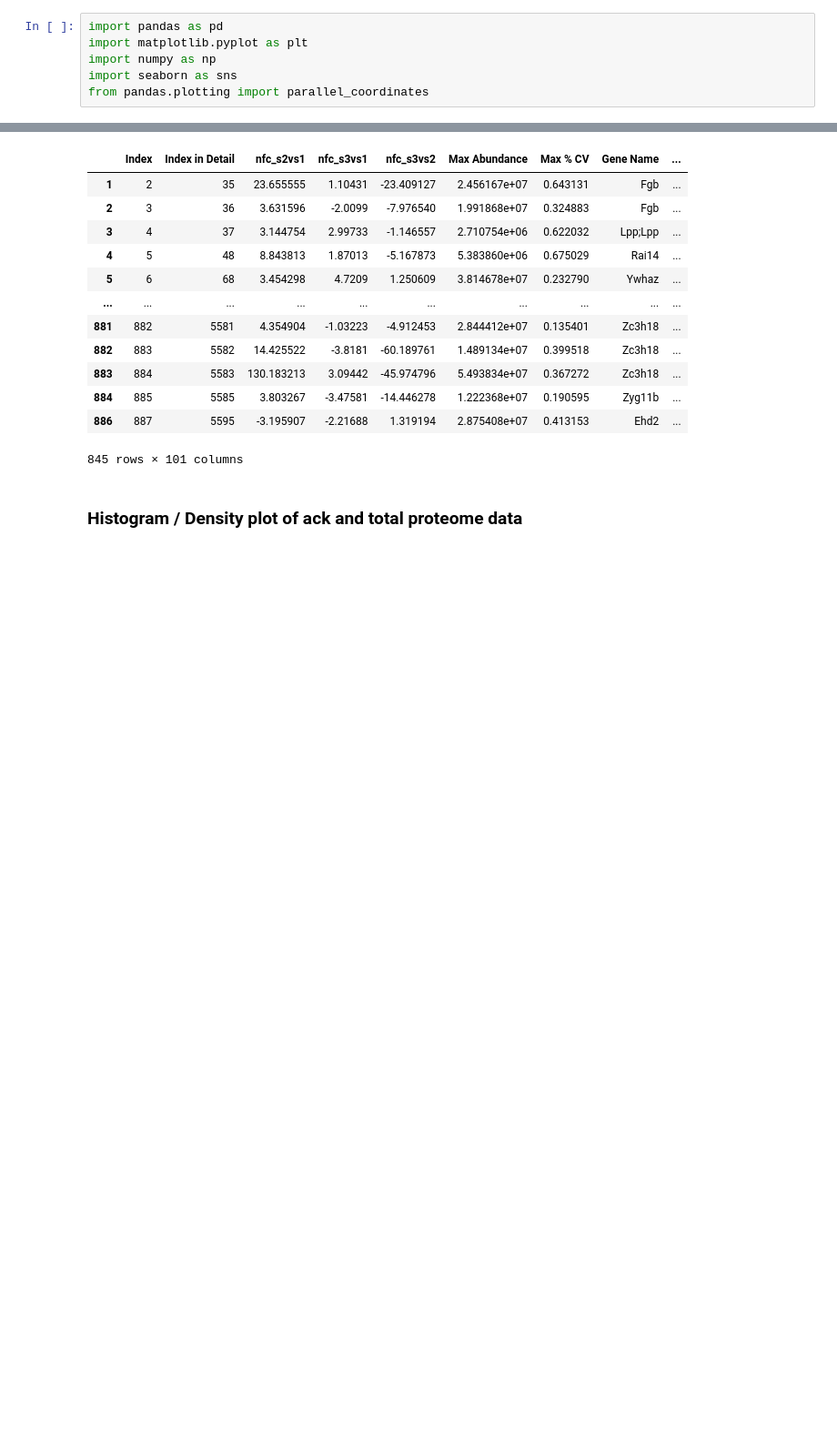
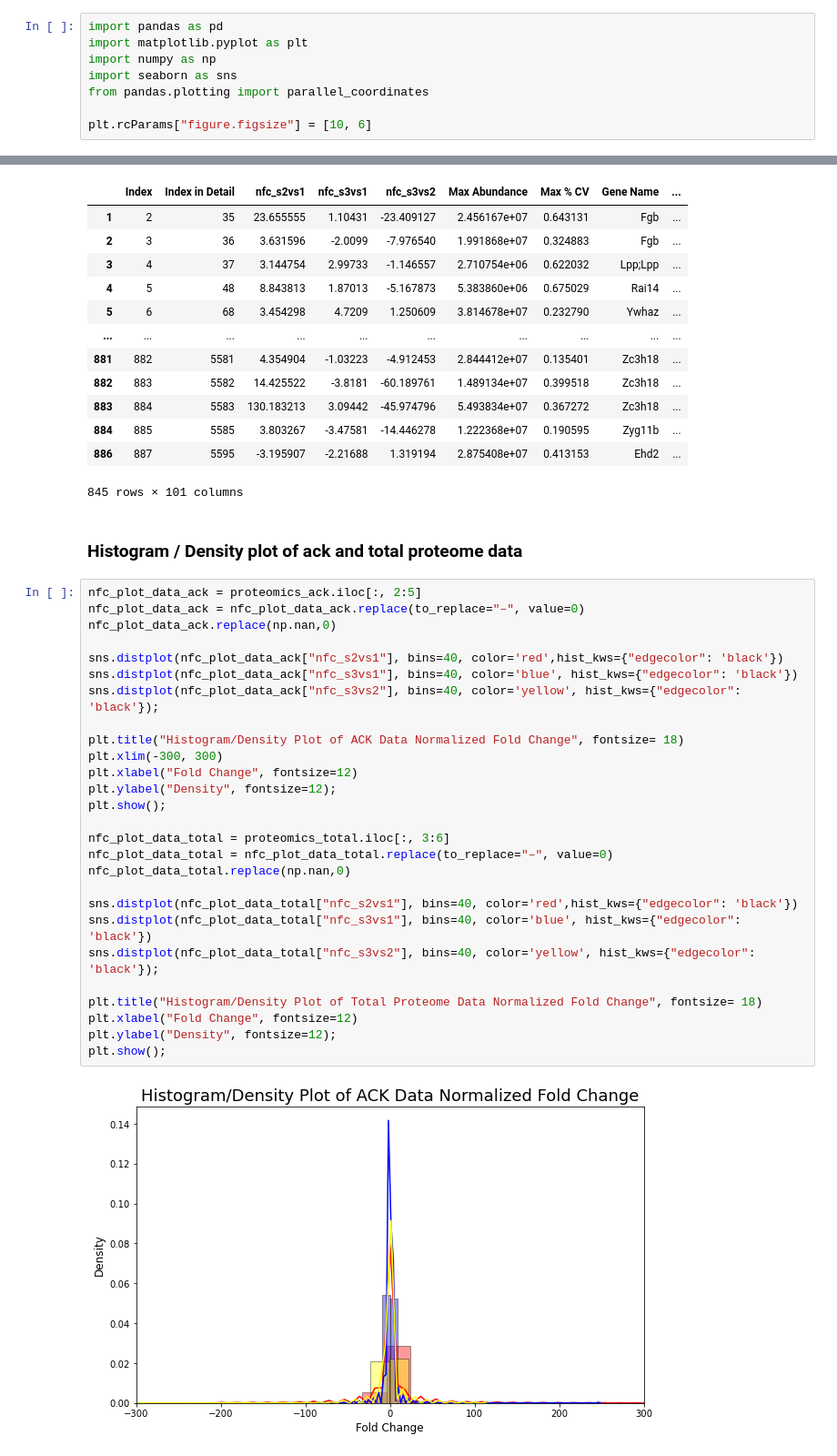
Before and after one commit to KyraGriffin/bmsip_internship_seta, a Jupyter notebook: protein_isolation.ipynb, the cells around one changed output, grey strips where cells are left out. Shown at 91% size. Cells and saved outputs as stored; diff of their text form; blank space fills up the shorter version.

Commit message:
Histogram/Density plots created, now making parallel coordinate plots.

```diff
--- a/protein_isolation.ipynb
+++ b/protein_isolation.ipynb
@@ -4,6 +4,8 @@ import matplotlib.pyplot as plt
 import numpy as np
 import seaborn as sns
 from pandas.plotting import parallel_coordinates
+
+plt.rcParams["figure.figsize"] = [10, 6]
 # %%
 proteomics_ack = pd.read_excel("data/AcK_FINAL.xlsx", sheet_name="Fold Change by Protein Type", skiprows=10)
 
@@ -177,3 +182,32 @@ proteomics_ack
 845 rows × 101 columns
 # %% [markdown]
 ### Histogram / Density plot of ack and total proteome data
+# %%
+nfc_plot_data_ack = proteomics_ack.iloc[:, 2:5]
+nfc_plot_data_ack = nfc_plot_data_ack.replace(to_replace="–", value=0)
+nfc_plot_data_ack.replace(np.nan,0)
+
+sns.distplot(nfc_plot_data_ack["nfc_s2vs1"], bins=40, color='red',hist_kws={"edgecolor": 'black'})
+sns.distplot(nfc_plot_data_ack["nfc_s3vs1"], bins=40, color='blue', hist_kws={"edgecolor": 'black'})
+sns.distplot(nfc_plot_data_ack["nfc_s3vs2"], bins=40, color='yellow', hist_kws={"edgecolor": 'black'});
+
+plt.title("Histogram/Density Plot of ACK Data Normalized Fold Change", fontsize= 18)
+plt.xlim(-300, 300)
+plt.xlabel("Fold Change", fontsize=12)
+plt.ylabel("Density", fontsize=12);
+plt.show();
+
+nfc_plot_data_total = proteomics_total.iloc[:, 3:6]
+nfc_plot_data_total = nfc_plot_data_total.replace(to_replace="–", value=0)
+nfc_plot_data_total.replace(np.nan,0)
+
+sns.distplot(nfc_plot_data_total["nfc_s2vs1"], bins=40, color='red',hist_kws={"edgecolor": 'black'})
+sns.distplot(nfc_plot_data_total["nfc_s3vs1"], bins=40, color='blue', hist_kws={"edgecolor": 'black'})
+sns.distplot(nfc_plot_data_total["nfc_s3vs2"], bins=40, color='yellow', hist_kws={"edgecolor": 'black'});
+
+plt.title("Histogram/Density Plot of Total Proteome Data Normalized Fold Change", fontsize= 18)
+plt.xlabel("Fold Change", fontsize=12)
+plt.ylabel("Density", fontsize=12);
+plt.show();
+# %% [output]
+[figure, added]
```
Also changed, not shown: parts of 3 cells of this notebook.
